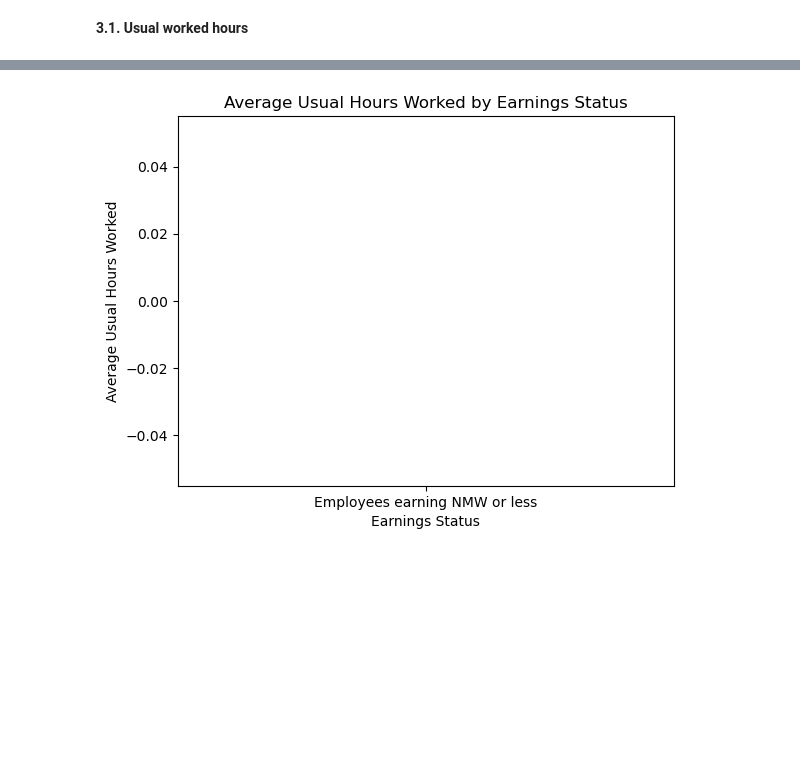
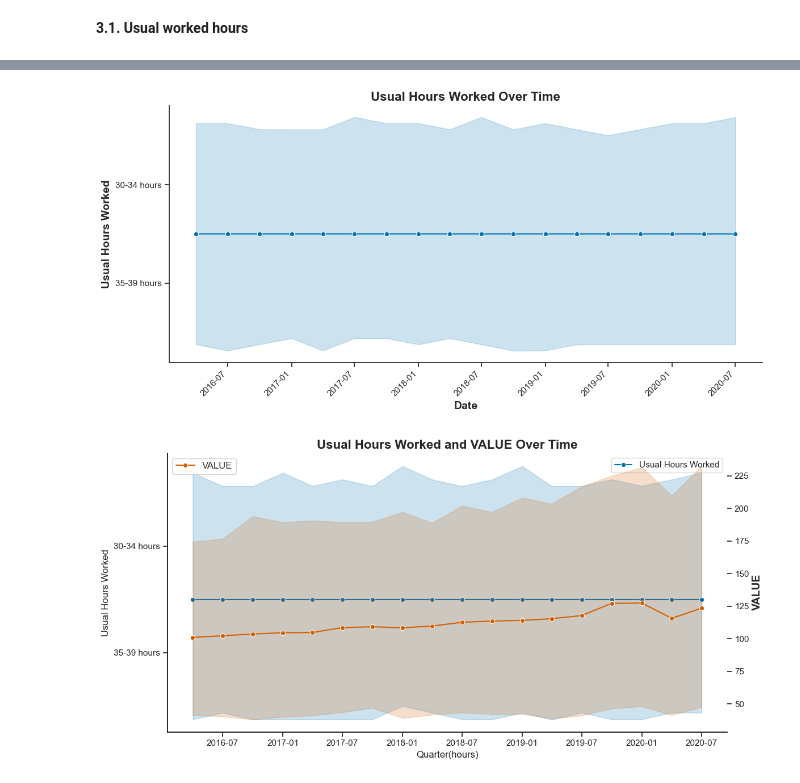
Before and after one commit to Usukhbayar95/Capstone_Project, a Jupyter notebook: Project.ipynb, the cells around one changed output, grey strips where cells are left out. Saved outputs shown, nothing was run; the diff lists cells and outputs as text; code cells hidden in the pictures; blank space fills up the shorter version.

Commit message:
The beginning of data preparation and statistic

```diff
--- a/Project.ipynb
+++ b/Project.ipynb
@@ -204,0 +221,8 @@ dtype: object
+# %%
+# Convert to datetime objects
+year_quarter_dates = [pd.Period(quarter, freq='Q') for quarter in df_hours['Quarter']]
+dates = [qd.to_timestamp() for qd in year_quarter_dates]
+
+df_hours["Quarter(hours)"]=dates
+# Print the converted dates
+print(df_hours["Quarter(hours)"])
@@ -244,18 +268,54 @@ Average usual hours worked by employees earning more than National Minimum Wage:
-# %%
-# Calculate the average usual hours worked by employees earning National Minimum Wage or less
-average_hours_NMW = data[data['NMW earnings status (hours)'] == 'Employees reporting earning National Minimum Wage or less']['Usual Hours Worked'].mean()
-
-# Calculate the average usual hours worked by employees earning more than National Minimum Wage
-average_hours_more_than_NMW = data[data['NMW earnings status (hours)'] == 'Employees reporting earning more than National Minimum Wage']['Usual Hours Worked'].mean()
-
-# Create a bar chart to visualize the average usual hours worked
-categories = ['Employees earning NMW or less', 'Employees earning more than NMW']
-average_hours = [average_hours_NMW, average_hours_more_than_NMW]
-
-plt.bar(categories, average_hours, color=['red', 'blue'])
-plt.xlabel('Earnings Status')
-plt.ylabel('Average Usual Hours Worked')
-plt.title('Average Usual Hours Worked by Earnings Status')
-plt.show()
-# %% [output]
-[figure, removed]
+# %%
+sns.set(style='ticks', palette='colorblind')
+
+# Create the line plot
+plt.figure(figsize=(12, 6))
+sns.lineplot(data=df_hours, x='Quarter(hours)', y='Usual Hours Worked', color='b', marker='o')
+
+# Add labels to graph
+plt.xlabel('Date', fontsize=14, fontweight='bold')
+plt.ylabel('Usual Hours Worked', fontsize=14, fontweight='bold')
+plt.title('Usual Hours Worked Over Time', fontsize=16, fontweight='bold')
+
+# Rotate x-axis labels for better visibility
+plt.xticks(rotation=45, ha='right')
+sns.despine()
+
+# Display the plot
+plt.tight_layout()
+plt.show()
+# %% [output]
+[figure, added]
+# %%
+sns.set(style='ticks', palette='colorblind')
+
+# Create the line plot
+plt.figure(figsize=(12, 6))
+
+# Plot Usual Hours Worked
+sns.lineplot(data=df_hours, x='Quarter(hours)', y='Usual Hours Worked', color='b', marker='o', label='Usual Hours Worked')
+
+# Plot VALUE on secondary y-axis
+ax = plt.gca().twinx()
+sns.lineplot(data=df_hours, x='Quarter(hours)', y='VALUE', color='r', marker='o', label='VALUE', ax=ax)
+
+# Add labels to your graph
+plt.xlabel('Date', fontsize=14, fontweight='bold')
+plt.ylabel('Usual Hours Worked', fontsize=14, fontweight='bold')
+ax.set_ylabel('VALUE', fontsize=14, fontweight='bold')
+plt.title('Usual Hours Worked and VALUE Over Time', fontsize=16, fontweight='bold')
+
+# Rotate x-axis labels for better visibility
+plt.xticks(rotation=45, ha='right')
+
+# Remove the right and top spines for cleaner appearance
+sns.despine()
+
+# Add legend
+plt.legend(loc='upper left', fontsize=12)
+
+# Display the plot
+plt.tight_layout()
+plt.show()
+# %% [output]
+[figure, added]
```
Also changed, not shown: parts of 6 cells of this notebook.
